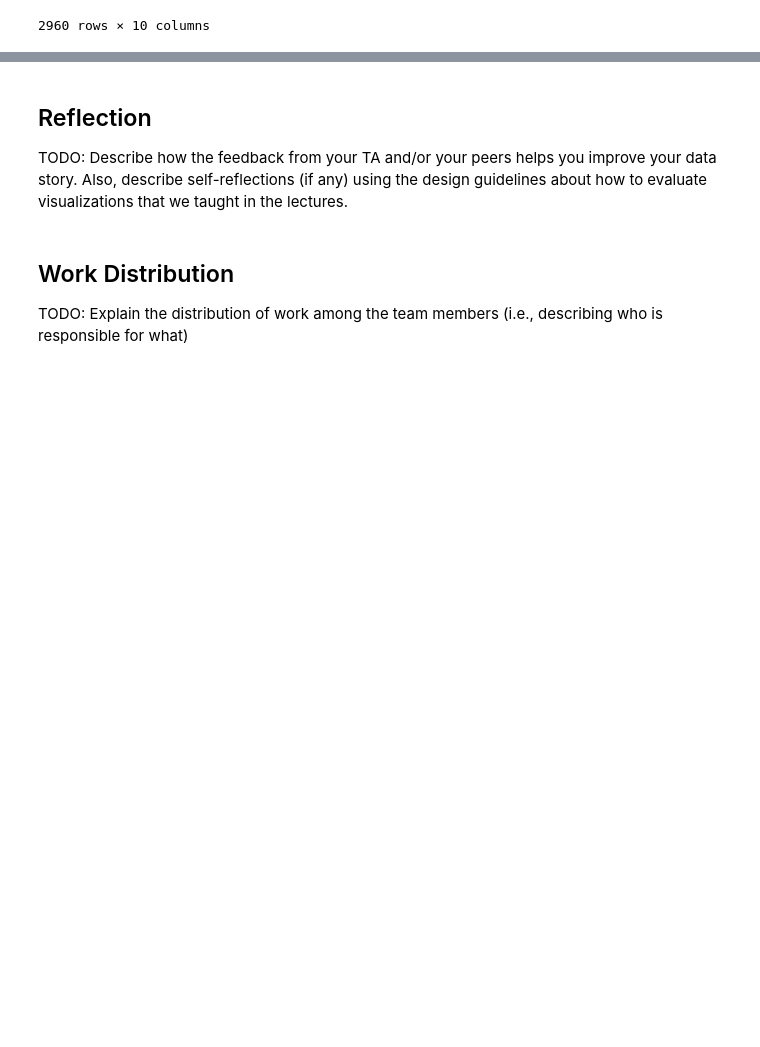
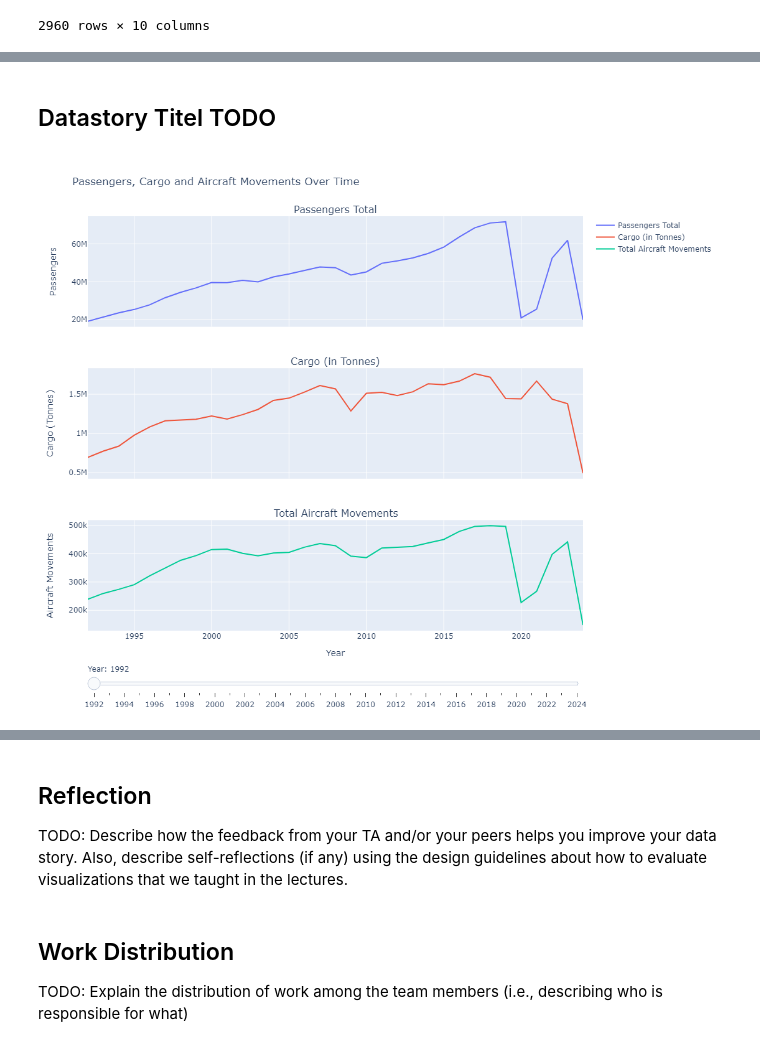
Before and after one commit to RISE020/InfoVis, a Jupyter notebook: docs/Concept.ipynb, the cells around one changed output, grey strips where cells are left out. Saved outputs shown, nothing was run; the diff lists cells and outputs as text; code cells hidden in the pictures; blank space fills up the shorter version.

```diff
--- a/docs/Concept.ipynb
+++ b/docs/Concept.ipynb
@@ -160,0 +137,71 @@ plt.show()
+# %% [markdown]
+## Datastory Titel TODO
+# %%
+import pandas as pd
+import plotly.graph_objects as go
+from plotly.subplots import make_subplots
+
+# Load the dataset
+df_yearly = pd.read_csv("Yearly_Traffic_Data_Cleaned.csv")
+
+# Create subplots
+fig = make_subplots(
+    rows=3, cols=1,
+    shared_xaxes=True,
+    vertical_spacing=0.1,
+    subplot_titles=(
+        "Passengers Total",
+        "Cargo (in Tonnes)",
+        "Total Aircraft Movements"
+    )
+)
+
+# Add traces for each subplot
+trace1 = go.Scatter(x=df_yearly['Year'], y=df_yearly['Passengers_Total'], mode='lines', name='Passengers Total')
+trace2 = go.Scatter(x=df_yearly['Year'], y=df_yearly['Cargo (tonnes)'], mode='lines', name='Cargo (in Tonnes)')
+trace3 = go.Scatter(x=df_yearly['Year'], y=df_yearly['Air_Transport_Movements_Total'], mode='lines', name='Total Aircraft Movements')
+
+fig.add_trace(trace1, row=1, col=1)
+fig.add_trace(trace2, row=2, col=1)
+fig.add_trace(trace3, row=3, col=1)
+
+# Update xaxis properties
+fig.update_xaxes(title_text="Year", row=3, col=1)
+
+# Update yaxis properties
+fig.update_yaxes(title_text="Passengers", row=1, col=1)
+fig.update_yaxes(title_text="Cargo (Tonnes)", row=2, col=1)
+fig.update_yaxes(title_text="Aircraft Movements", row=3, col=1)
+
+# Create slider steps
+years = df_yearly['Year'].unique()
+steps = []
+for i, year in enumerate(years):
+    visible = [False] * len(fig.data)
+    visible[0:i+1] = [True] * (i + 1)
+    step = dict(
+        method='update',
+        args=[{'visible': visible}],
+        label=str(year)
+    )
+    steps.append(step)
+
+# Create and add sliders
+sliders = [dict(
+    active=0,
+    currentvalue={"prefix": "Year: "},
+    pad={"t": 50},
+    steps=steps
+)]
+
+fig.update_layout(
+    sliders=sliders,
+    title_text="Passengers, Cargo and Aircraft Movements Over Time",
+    height=900,
+    width=1000
+)
+
+# Show the plot
+fig.show()
+# %% [output]
+[figure, added]
```
Also changed, not shown: parts of 15 cells of this notebook, 10 other files.
